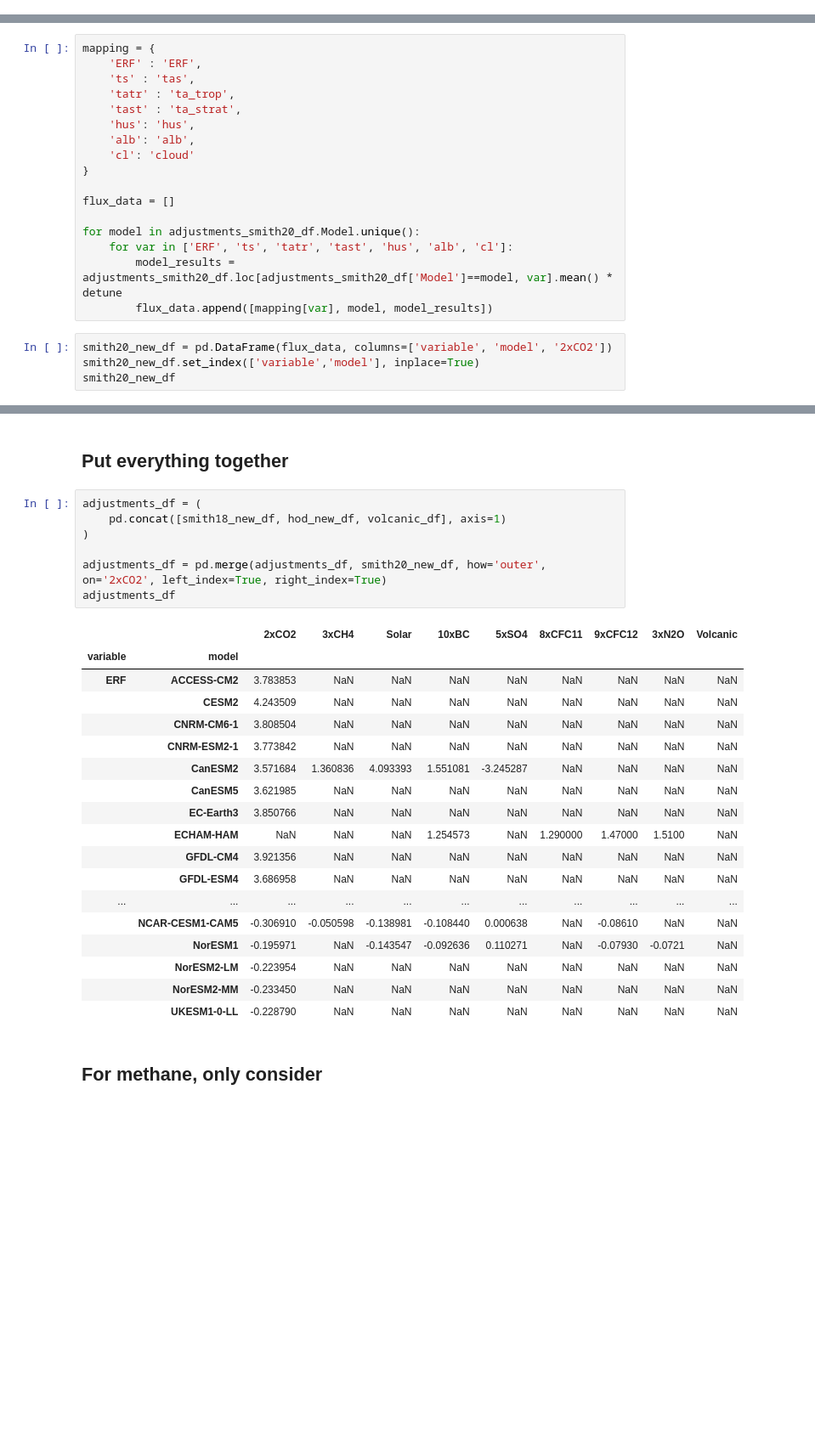
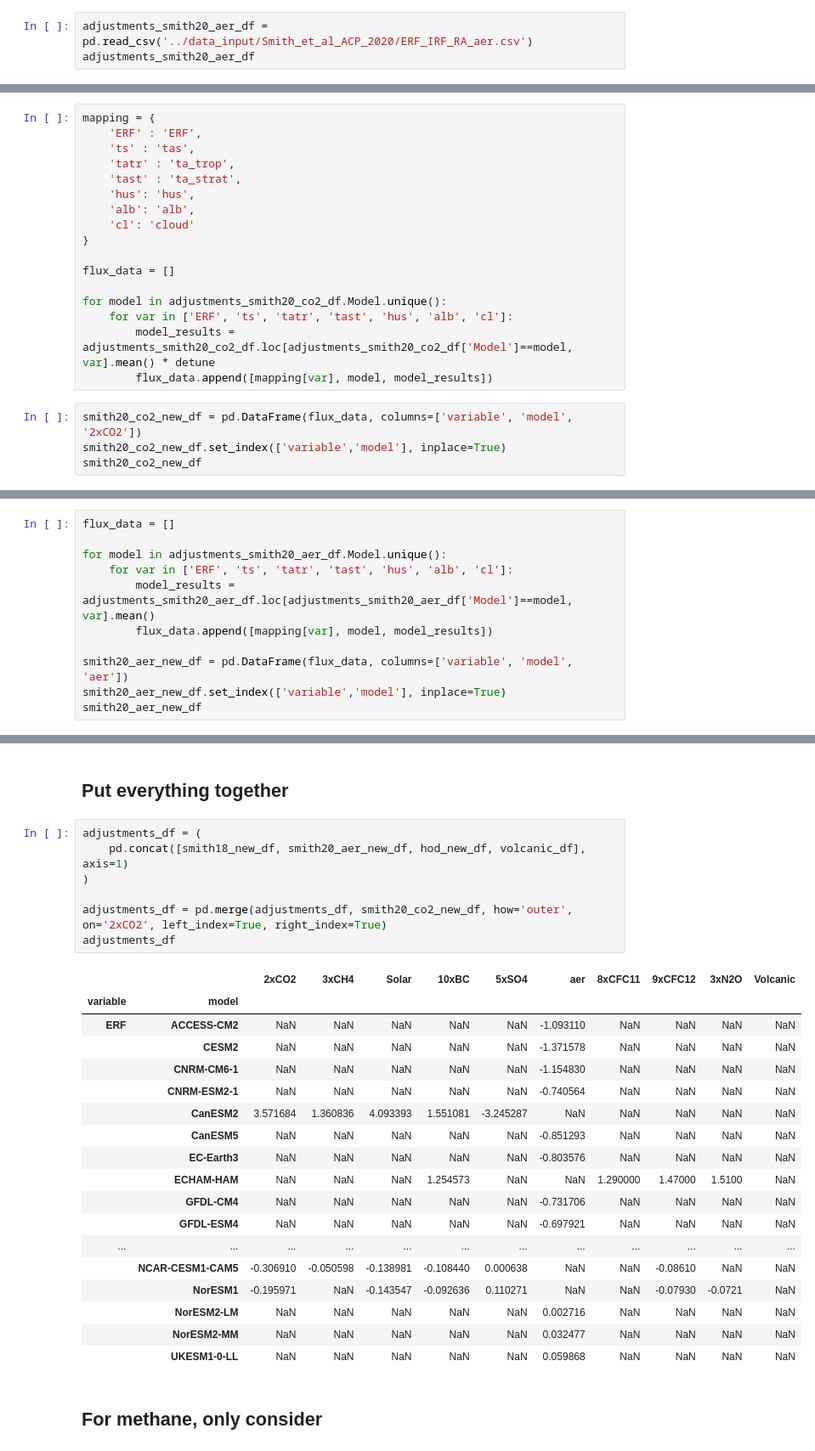
Before and after one commit to chrisroadmap/ar6, a Jupyter notebook: notebooks/270_chapter7_fig7.4.ipynb, the cells around one changed output, grey strips where cells are left out. Shown at 85% size. Drawn from its saved outputs; the diff is of its cells as text; blank space fills up the shorter version.

```diff
--- a/notebooks/270_chapter7_fig7.4.ipynb
+++ b/notebooks/270_chapter7_fig7.4.ipynb
@@ -181,3 +182,6 @@ adjustments_smith20_df
 | 19 | NorESM2-LM | r1i1p1f1 | 8.151879 | 4.703715 | 1.185125 | 6.966754 | 3.448164 | -0.470377 | -1.230016 | 2.815061 | 0.536662 | ... |
 | 20 | NorESM2-MM | r1i1p1f1 | 8.378076 | 4.760167 | 1.341025 | 7.037051 | 3.617909 | -0.490323 | -1.321654 | 2.844398 | 0.602998 | ... |
 | 21 | UKESM1-0-LL | r1i1p1f4 | 7.940786 | 4.816587 | 2.630475 | 5.310312 | 3.124200 | -0.480535 | -1.008945 | 2.514701 | 0.219683 | ... |
+# %%
+adjustments_smith20_aer_df = pd.read_csv('../data_input/Smith_et_al_ACP_2020/ERF_IRF_RA_aer.csv')
+adjustments_smith20_aer_df
@@ -214,14 +236,14 @@ mapping = {
 
 flux_data = []
 
-for model in adjustments_smith20_df.Model.unique():
+for model in adjustments_smith20_co2_df.Model.unique():
     for var in ['ERF', 'ts', 'tatr', 'tast', 'hus', 'alb', 'cl']:
-        model_results = adjustments_smith20_df.loc[adjustments_smith20_df['Model']==model, var].mean() * detune
+        model_results = adjustments_smith20_co2_df.loc[adjustments_smith20_co2_df['Model']==model, var].mean() * detune
         flux_data.append([mapping[var], model, model_results])
 # %%
-smith20_new_df = pd.DataFrame(flux_data, columns=['variable', 'model', '2xCO2'])
-smith20_new_df.set_index(['variable','model'], inplace=True)
-smith20_new_df
+smith20_co2_new_df = pd.DataFrame(flux_data, columns=['variable', 'model', '2xCO2'])
+smith20_co2_new_df.set_index(['variable','model'], inplace=True)
+smith20_co2_new_df
 # %% [output]
 |  |  | 2xCO2 |
 | variable | model |  |
@@ -241,3 +263,14 @@ smith20_new_df
 | hus | UKESM1-0-LL | 0.104594 |
 | alb | UKESM1-0-LL | 0.071988 |
 | cloud | UKESM1-0-LL | 0.822775 |
+# %%
+flux_data = []
+
+for model in adjustments_smith20_aer_df.Model.unique():
+    for var in ['ERF', 'ts', 'tatr', 'tast', 'hus', 'alb', 'cl']:
+        model_results = adjustments_smith20_aer_df.loc[adjustments_smith20_aer_df['Model']==model, var].mean()
+        flux_data.append([mapping[var], model, model_results])
+
+smith20_aer_new_df = pd.DataFrame(flux_data, columns=['variable', 'model', 'aer'])
+smith20_aer_new_df.set_index(['variable','model'], inplace=True)
+smith20_aer_new_df
@@ -383,30 +432,30 @@ volcanic_adj
 ## Put everything together
 # %%
 adjustments_df = (
-    pd.concat([smith18_new_df, hod_new_df, volcanic_df], axis=1)
+    pd.concat([smith18_new_df, smith20_aer_new_df, hod_new_df, volcanic_df], axis=1)
 )
 
-adjustments_df = pd.merge(adjustments_df, smith20_new_df, how='outer', on='2xCO2', left_index=True, right_index=True)
+adjustments_df = pd.merge(adjustments_df, smith20_co2_new_df, how='outer', on='2xCO2', left_index=True, right_index=True)
 adjustments_df
 # %% [output]
-|  |  | 2xCO2 | 3xCH4 | Solar | 10xBC | 5xSO4 | 8xCFC11 | 9xCFC12 | 3xN2O | Volcanic |
-| variable | model |  |  |  |  |  |  |  |  |  |
-| ERF | ACCESS-CM2 | 3.783853 | NaN | NaN | NaN | NaN | NaN | NaN | NaN | NaN |
-|  | CESM2 | 4.243509 | NaN | NaN | NaN | NaN | NaN | NaN | NaN | NaN |
-|  | CNRM-CM6-1 | 3.808504 | NaN | NaN | NaN | NaN | NaN | NaN | NaN | NaN |
-|  | CNRM-ESM2-1 | 3.773842 | NaN | NaN | NaN | NaN | NaN | NaN | NaN | NaN |
-|  | CanESM2 | 3.571684 | 1.360836 | 4.093393 | 1.551081 | -3.245287 | NaN | NaN | NaN | NaN |
-|  | CanESM5 | 3.621985 | NaN | NaN | NaN | NaN | NaN | NaN | NaN | NaN |
-|  | EC-Earth3 | 3.850766 | NaN | NaN | NaN | NaN | NaN | NaN | NaN | NaN |
-|  | ECHAM-HAM | NaN | NaN | NaN | 1.254573 | NaN | 1.290000 | 1.47000 | 1.5100 | NaN |
-|  | GFDL-CM4 | 3.921356 | NaN | NaN | NaN | NaN | NaN | NaN | NaN | NaN |
-|  | GFDL-ESM4 | 3.686958 | NaN | NaN | NaN | NaN | NaN | NaN | NaN | NaN |
-| ... | ... | ... | ... | ... | ... | ... | ... | ... | ... | ... |
-|  | NCAR-CESM1-CAM5 | -0.306910 | -0.050598 | -0.138981 | -0.108440 | 0.000638 | NaN | -0.08610 | NaN | NaN |
-|  | NorESM1 | -0.195971 | NaN | -0.143547 | -0.092636 | 0.110271 | NaN | -0.07930 | -0.0721 | NaN |
-|  | NorESM2-LM | -0.223954 | NaN | NaN | NaN | NaN | NaN | NaN | NaN | NaN |
-|  | NorESM2-MM | -0.233450 | NaN | NaN | NaN | NaN | NaN | NaN | NaN | NaN |
-|  | UKESM1-0-LL | -0.228790 | NaN | NaN | NaN | NaN | NaN | NaN | NaN | NaN |
+|  |  | 2xCO2 | 3xCH4 | Solar | 10xBC | 5xSO4 | aer | 8xCFC11 | 9xCFC12 | 3xN2O | Volcanic |
+| variable | model |  |  |  |  |  |  |  |  |  |  |
+| ERF | ACCESS-CM2 | NaN | NaN | NaN | NaN | NaN | -1.093110 | NaN | NaN | NaN | NaN |
+|  | CESM2 | NaN | NaN | NaN | NaN | NaN | -1.371578 | NaN | NaN | NaN | NaN |
+|  | CNRM-CM6-1 | NaN | NaN | NaN | NaN | NaN | -1.154830 | NaN | NaN | NaN | NaN |
+|  | CNRM-ESM2-1 | NaN | NaN | NaN | NaN | NaN | -0.740564 | NaN | NaN | NaN | NaN |
+|  | CanESM2 | 3.571684 | 1.360836 | 4.093393 | 1.551081 | -3.245287 | NaN | NaN | NaN | NaN | NaN |
+|  | CanESM5 | NaN | NaN | NaN | NaN | NaN | -0.851293 | NaN | NaN | NaN | NaN |
+|  | EC-Earth3 | NaN | NaN | NaN | NaN | NaN | -0.803576 | NaN | NaN | NaN | NaN |
+|  | ECHAM-HAM | NaN | NaN | NaN | 1.254573 | NaN | NaN | 1.290000 | 1.47000 | 1.5100 | NaN |
+|  | GFDL-CM4 | NaN | NaN | NaN | NaN | NaN | -0.731706 | NaN | NaN | NaN | NaN |
+|  | GFDL-ESM4 | NaN | NaN | NaN | NaN | NaN | -0.697921 | NaN | NaN | NaN | NaN |
+| ... | ... | ... | ... | ... | ... | ... | ... | ... | ... | ... | ... |
+|  | NCAR-CESM1-CAM5 | -0.306910 | -0.050598 | -0.138981 | -0.108440 | 0.000638 | NaN | NaN | -0.08610 | NaN | NaN |
+|  | NorESM1 | -0.195971 | NaN | -0.143547 | -0.092636 | 0.110271 | NaN | NaN | -0.07930 | -0.0721 | NaN |
+|  | NorESM2-LM | NaN | NaN | NaN | NaN | NaN | 0.002716 | NaN | NaN | NaN | NaN |
+|  | NorESM2-MM | NaN | NaN | NaN | NaN | NaN | 0.032477 | NaN | NaN | NaN | NaN |
+|  | UKESM1-0-LL | NaN | NaN | NaN | NaN | NaN | 0.059868 | NaN | NaN | NaN | NaN |
 # %% [markdown]
 ## For methane, only consider
 # %% [markdown]
```
Also changed, not shown: parts of 8 cells of this notebook, 5 other files.
